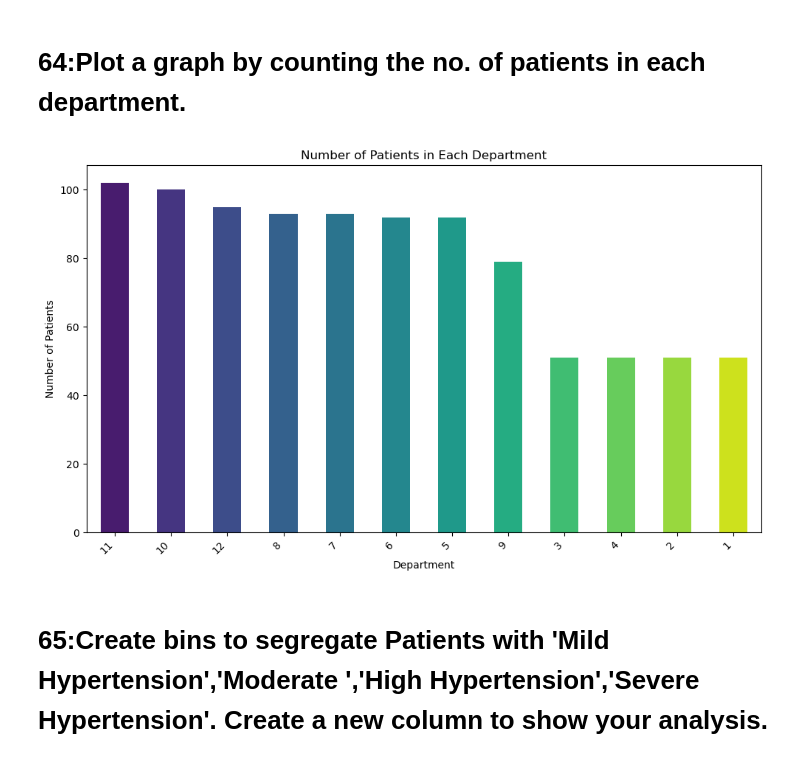
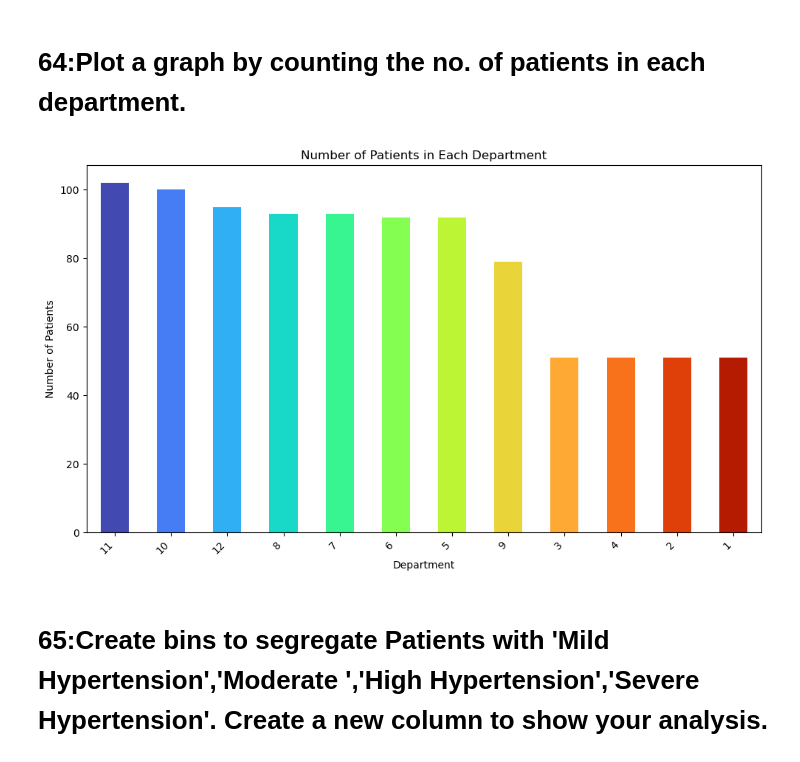
Before and after one commit to Amitha-sridhar/Py-Coders, a Jupyter notebook: Python Hackathon.ipynb, the cells around one changed output. Cells and saved outputs as stored; diff of their text form; code cells hidden in the pictures.

```diff
--- a/Python Hackathon.ipynb
+++ b/Python Hackathon.ipynb
@@ -6,11 +7,12 @@ import matplotlib.pyplot as plt
 # %%
-pat = pd.ExcelFile('HospitalDatabase.xlsx')
-ed_visits = pd.read_excel(pat, 'EDVisits')
-amb_visits = pd.read_excel(pat, 'AmbulatoryVisits')
-re_adm=pd.read_excel(pat, 'ReAdmissionRegistry')
-dis=pd.read_excel(pat, 'Discharges')
-pro=pd.read_excel(pat, 'Providers')
-edu = pd.read_excel(pat, 'EDUnique')
+df_hosp = pd.read_excel('HospitalDatabase.xlsx',sheet_name = None)
+pats=df_hosp['Patients']
+ed_visits=df_hosp['EDVisits']
+amb_visits=df_hosp['AmbulatoryVisits']
+re_adm=df_hosp['ReAdmissionRegistry']
+discharges=df_hosp['Discharges']
+providers=df_hosp['Providers']
+ed_unique=df_hosp['EDUnique']
 # %% [markdown]
 # 61:Retrieve the count of patients who are prone to hypertension crisis. (SBP>180 & DBP>120)
 # %%
@@ -66,27 +62,22 @@ Name: ModifiedName, Length: 945, dtype: object
 # %% [markdown]
 # 64:Plot a graph by counting the no. of patients in each department.
 # %%
-sheet_name = 'AmbulatoryVisits'
+department_counts = amb_visits['VisitDepartmentID'].value_counts()
 
-amb_visits_df = pat.parse(sheet_name)
-
-# Count of the number of patients in each department
-department_counts = amb_visits_df['VisitDepartmentID'].value_counts()
-
-sequential_palette = sns.color_palette("virdis", n_colors=len(department_counts))
+sequential_palette = sns.color_palette("turbo", n_colors=len(department_counts))
 
 # Create a bar plot
 plt.figure(figsize=(10, 6))
 department_counts.plot(kind='bar', color=sequential_palette)
 plt.title('Number of Patients in Each Department')
 plt.xlabel('Department')
 plt.ylabel('Number of Patients')
 plt.xticks(rotation=45, ha='right')
 plt.tight_layout()
 
 plt.show()
 # %% [output]
-[figure, old version]
+[figure, new version]
 # %% [markdown]
 # 65:Create bins to segregate Patients with 'Mild Hypertension','Moderate ','High Hypertension','Severe Hypertension'. Create a new column to show your analysis.
 # %%
```
Also changed, not shown: parts of 15 cells of this notebook.
